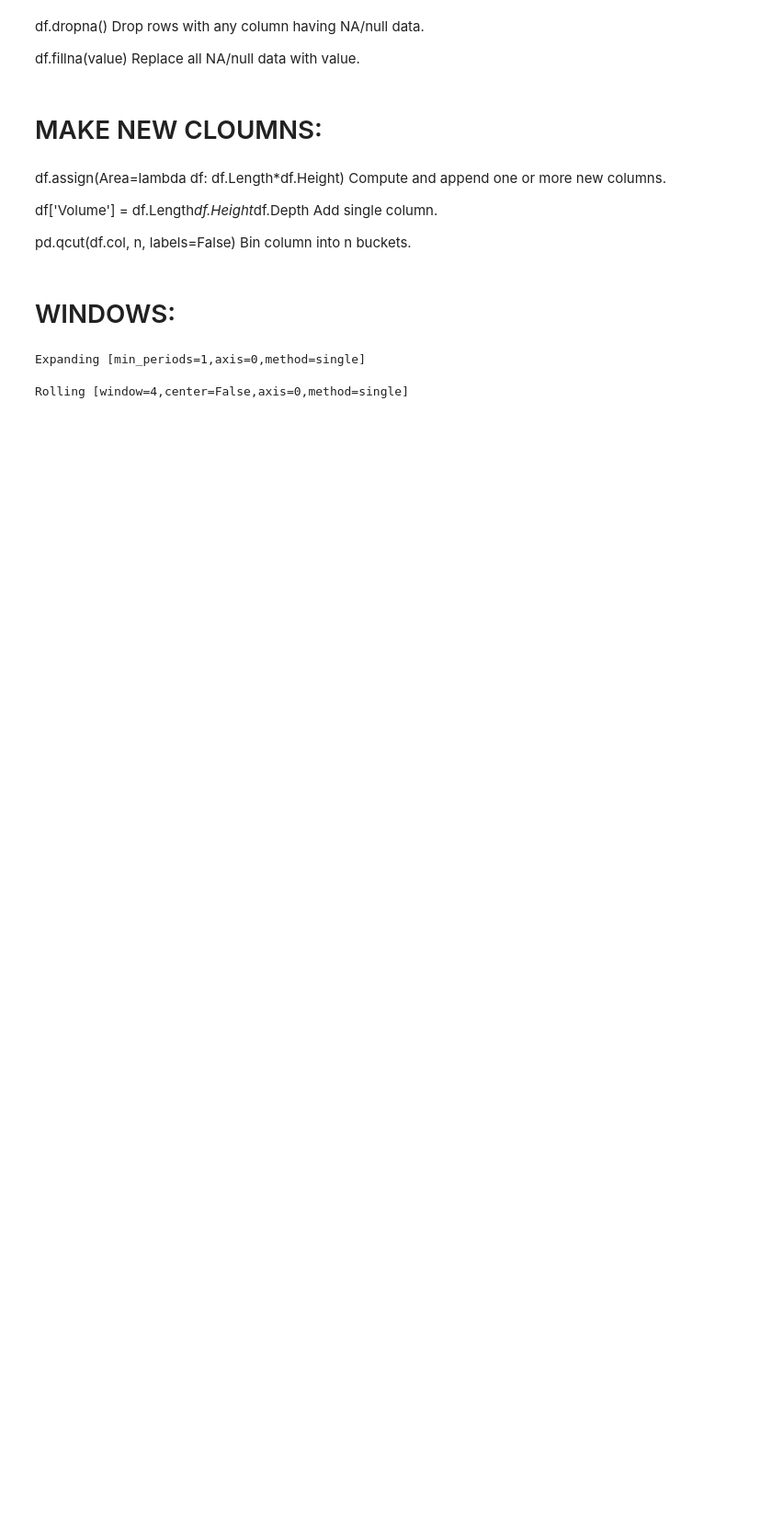
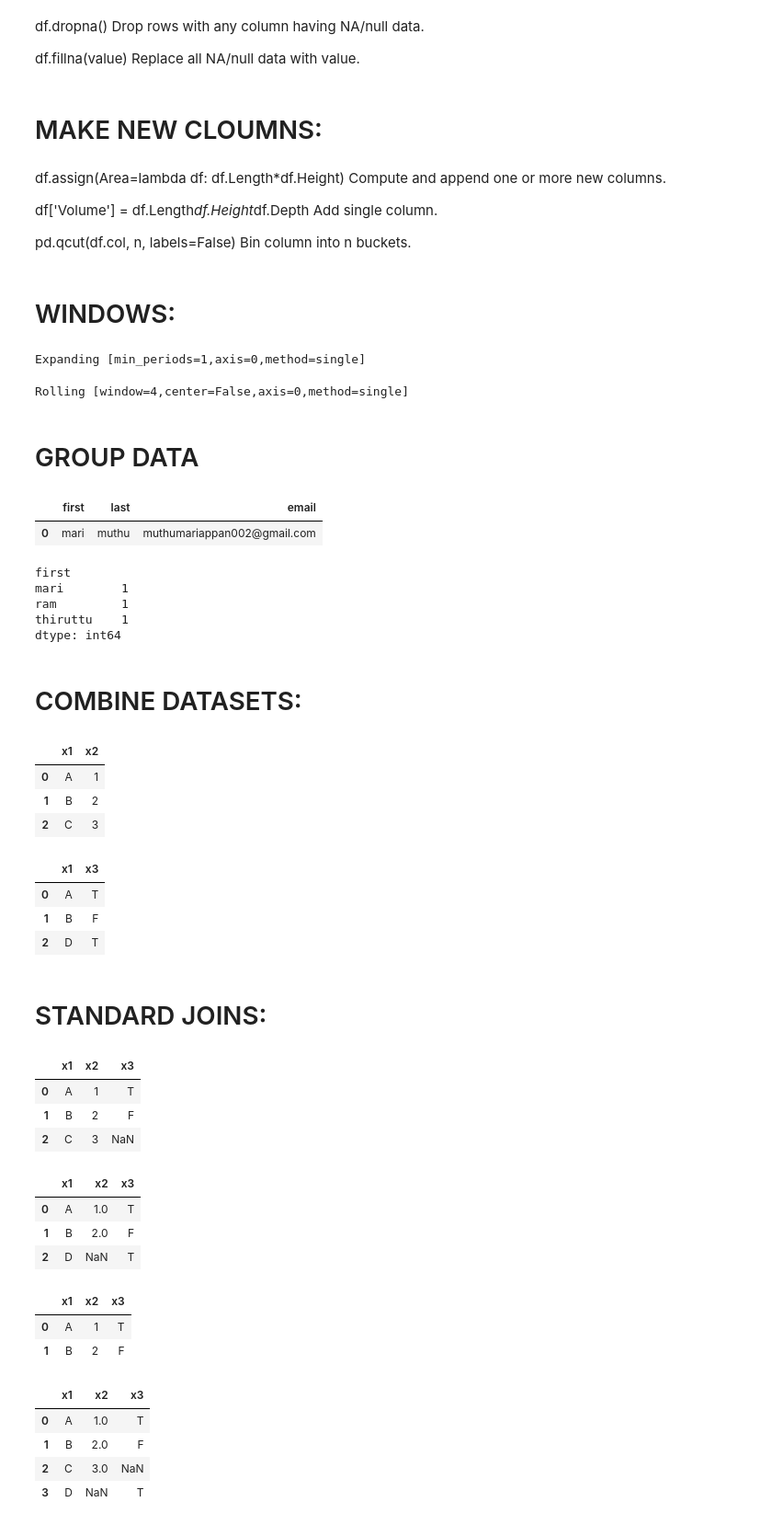
Before and after one commit to marimuthu003/pandas-python, a Jupyter notebook: pandas-cheat-sheet-1.ipynb, the cells around one changed output. Shown: that part at 92% size. Saved outputs shown, nothing was run; the diff lists cells and outputs as text; code cells hidden in the pictures; blank space fills up the shorter version.

```diff
--- a/pandas-cheat-sheet-1.ipynb
+++ b/pandas-cheat-sheet-1.ipynb
@@ -263,3 +263,5 @@ Expanding [min_periods=1,axis=0,method=single]
 df.rolling(4)#df.rolling(n)
 # %% [output]
 Rolling [window=4,center=False,axis=0,method=single]
+# %% [markdown]
+# GROUP DATA
@@ -265,0 +270,71 @@ Rolling [window=4,center=False,axis=0,method=single]
+# %%
+sample_grp.get_group('mari')
+# %% [output]
+|  | first | last | email |
+| 0 | mari | muthu | muthumariappan002@gmail.com |
+# %%
+sample_grp.size()
+# %% [output]
+first
+mari        1
+ram         1
+thiruttu    1
+dtype: int64
+# %% [markdown]
+# COMBINE DATASETS:
+# %%
+adf=pd.DataFrame(
+    {
+        'x1':['A','B','C'],
+        'x2':[1,2,3]
+    }
+)
+adf
+# %% [output]
+|  | x1 | x2 |
+| 0 | A | 1 |
+| 1 | B | 2 |
+| 2 | C | 3 |
+# %%
+bdf=pd.DataFrame(
+    {
+        'x1':['A','B','D'],
+        'x3':['T','F','T']
+    }
+)
+bdf
+# %% [output]
+|  | x1 | x3 |
+| 0 | A | T |
+| 1 | B | F |
+| 2 | D | T |
+# %% [markdown]
+# STANDARD JOINS:
+# %%
+pd.merge(adf,bdf,how='left',on='x1')
+# %% [output]
+|  | x1 | x2 | x3 |
+| 0 | A | 1 | T |
+| 1 | B | 2 | F |
+| 2 | C | 3 | NaN |
+# %%
+pd.merge(adf,bdf,how='right',on='x1')
+# %% [output]
+|  | x1 | x2 | x3 |
+| 0 | A | 1.0 | T |
+| 1 | B | 2.0 | F |
+| 2 | D | NaN | T |
+# %%
+pd.merge(adf,bdf,how='inner',on='x1')#intersection
+# %% [output]
+|  | x1 | x2 | x3 |
+| 0 | A | 1 | T |
+| 1 | B | 2 | F |
+# %%
+pd.merge(adf,bdf,how='outer',on='x1')#union
+# %% [output]
+|  | x1 | x2 | x3 |
+| 0 | A | 1.0 | T |
+| 1 | B | 2.0 | F |
+| 2 | C | 3.0 | NaN |
+| 3 | D | NaN | T |
```
Also changed, not shown: parts of 13 cells of this notebook.
